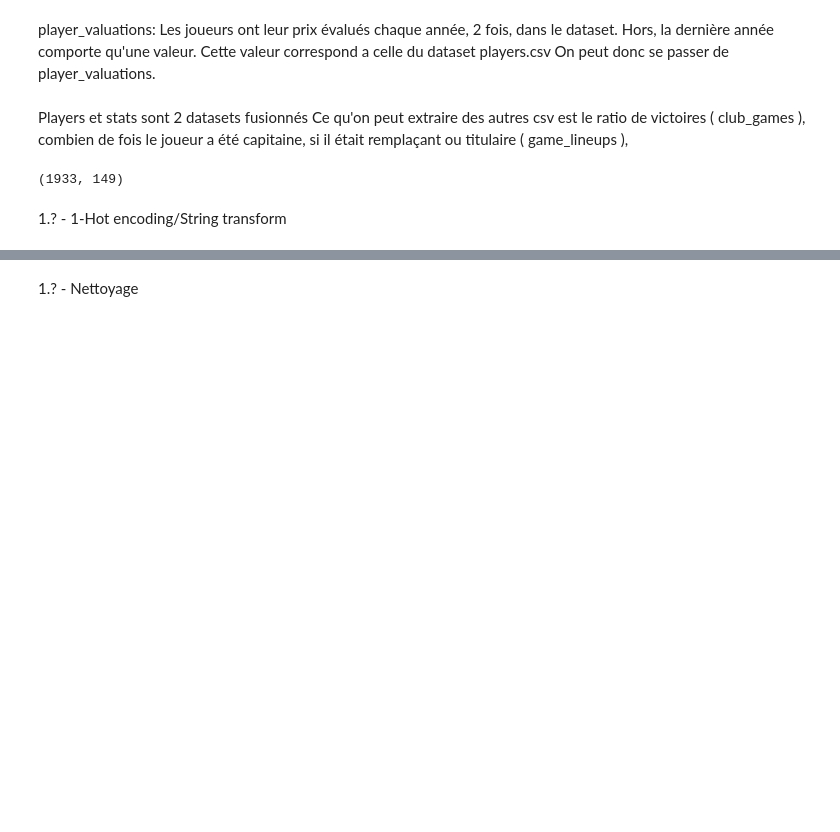
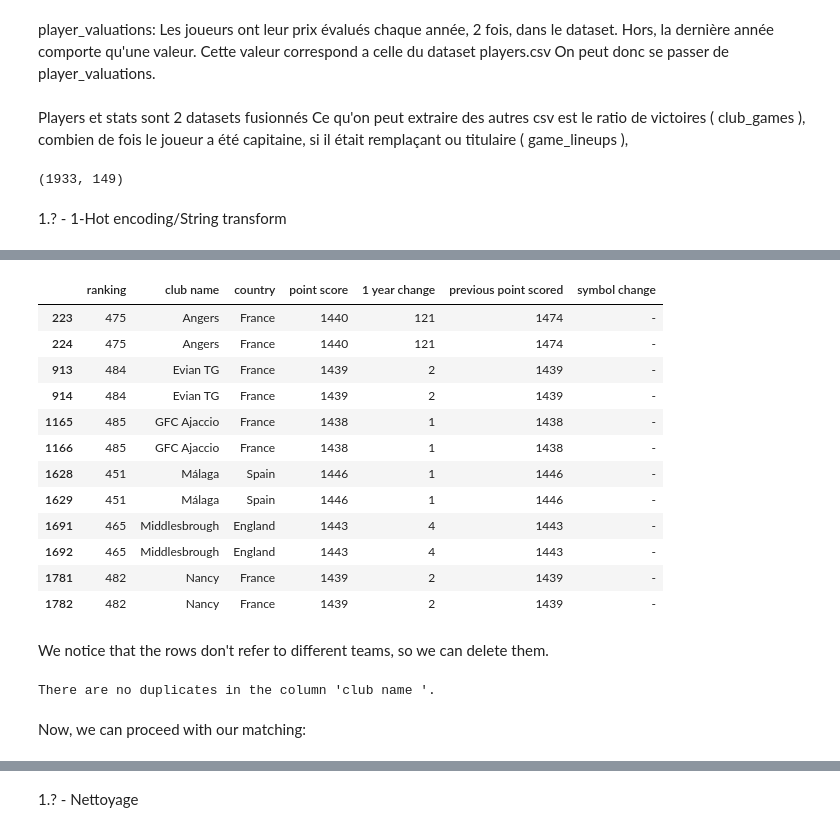
Before and after one commit to Akulla-A/Football_regression, a Jupyter notebook: main.ipynb, the cells around one changed output, grey strips where cells are left out. Saved outputs shown, nothing was run; the diff lists cells and outputs as text; code cells hidden in the pictures; blank space fills up the shorter version.

Commit message:
converting squad to rankings
- Converting the squad names to their rankings by using a new dataset with football clubs and their rankings from a different source.
- Improvement of dataset cleaning

```diff
--- a/main.ipynb
+++ b/main.ipynb
@@ -104,0 +150,6 @@ _datasetCleaning = pd.concat([_datasetCleaning, pd.get_dummies(_datasetCleaning.
+# %%
+rankings_df = pd.read_csv(path + 'Soccer_Football Clubs Ranking.csv', sep=';')
+
+# We only keep teams in the big 5 leagues
+rankings_df = rankings_df[rankings_df['country'].isin(['Germany', 'Spain', 'France', 'Italy', 'England'])]
+rankings_df.head()
@@ -104,0 +186,34 @@ _datasetCleaning = pd.concat([_datasetCleaning, pd.get_dummies(_datasetCleaning.
+# %%
+duplicate_rows = rankings_df[rankings_df['club name '].duplicated(keep=False)]
+duplicate_rows
+# %% [output]
+|  | ranking | club name | country | point score | 1 year change | previous point scored | symbol change |
+| 223 | 475 | Angers | France | 1440 | 121 | 1474 | - |
+| 224 | 475 | Angers | France | 1440 | 121 | 1474 | - |
+| 913 | 484 | Evian TG | France | 1439 | 2 | 1439 | - |
+| 914 | 484 | Evian TG | France | 1439 | 2 | 1439 | - |
+| 1165 | 485 | GFC Ajaccio | France | 1438 | 1 | 1438 | - |
+| 1166 | 485 | GFC Ajaccio | France | 1438 | 1 | 1438 | - |
+| 1628 | 451 | Málaga | Spain | 1446 | 1 | 1446 | - |
+| 1629 | 451 | Málaga | Spain | 1446 | 1 | 1446 | - |
+| 1691 | 465 | Middlesbrough | England | 1443 | 4 | 1443 | - |
+| 1692 | 465 | Middlesbrough | England | 1443 | 4 | 1443 | - |
+| 1781 | 482 | Nancy | France | 1439 | 2 | 1439 | - |
+| 1782 | 482 | Nancy | France | 1439 | 2 | 1439 | - |
+# %% [markdown]
+We notice that the rows don't refer to different teams, so we can delete them.
+# %%
+# Remove duplicate rows based on the column 'club name '
+rankings_df = rankings_df.drop_duplicates(subset='club name ', keep='first')
+duplicates = rankings_df['club name '][rankings_df['club name '].duplicated()]
+
+if not duplicates.empty:
+    print(f"There are {duplicates.nunique()} unique duplicate values and {duplicates.size} total duplicates in the column 'club name '.")
+    print("Duplicate values and their counts:")
+    print(duplicates.value_counts())
+else:
+    print(f"There are no duplicates in the column 'club name '.")
+# %% [output]
+There are no duplicates in the column 'club name '.
+# %% [markdown]
+Now, we can proceed with our matching:
```
Also changed, not shown: parts of 23 cells of this notebook, 1 other file.
